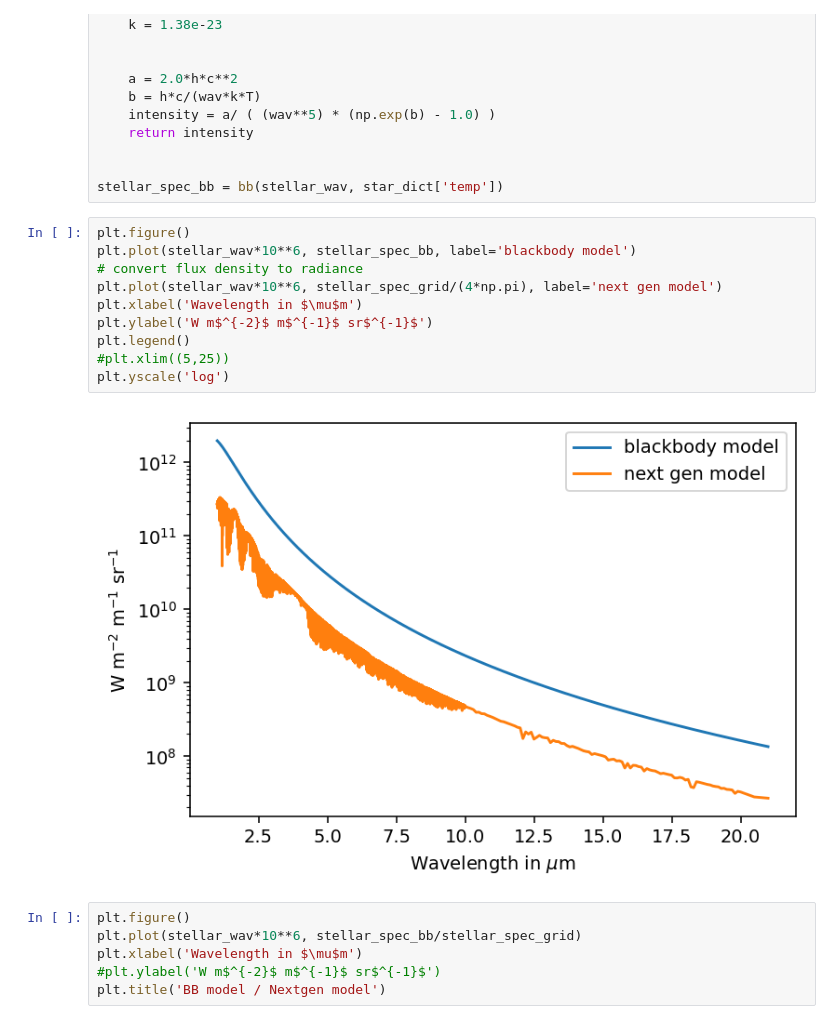
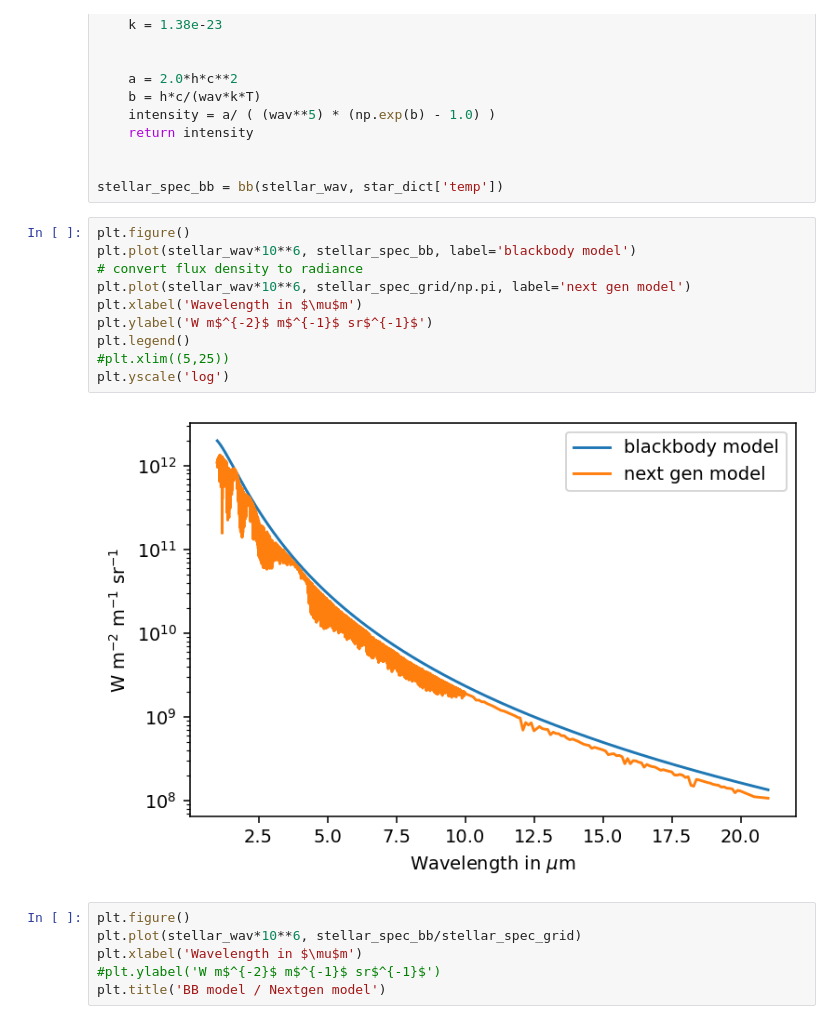
Before and after one commit to ishan-mishra/rocky_exo_jwst, a Jupyter notebook: emission_model_with_stellar_model.ipynb, the cells around one changed output. Cells and saved outputs as stored; diff of their text form.

Commit message:
more work for figure 6 in paper

```diff
--- a/emission_model_with_stellar_model.ipynb
+++ b/emission_model_with_stellar_model.ipynb
@@ -130,15 +130,15 @@ stellar_spec_bb = bb(stellar_wav, star_dict['temp'])
 # %%
 plt.figure()
 plt.plot(stellar_wav*10**6, stellar_spec_bb, label='blackbody model')
 # convert flux density to radiance
-plt.plot(stellar_wav*10**6, stellar_spec_grid/(4*np.pi), label='next gen model')
+plt.plot(stellar_wav*10**6, stellar_spec_grid/np.pi, label='next gen model')
 plt.xlabel('Wavelength in $\mu$m')
 plt.ylabel('W m$^{-2}$ m$^{-1}$ sr$^{-1}$')
 plt.legend()
 #plt.xlim((5,25))
 plt.yscale('log')
 # %% [output]
-[figure, old version]
+[figure, new version]
 # %%
 plt.figure()
 plt.plot(stellar_wav*10**6, stellar_spec_bb/stellar_spec_grid)
```
Also changed, not shown: parts of 3 cells of this notebook, 4 other files.
